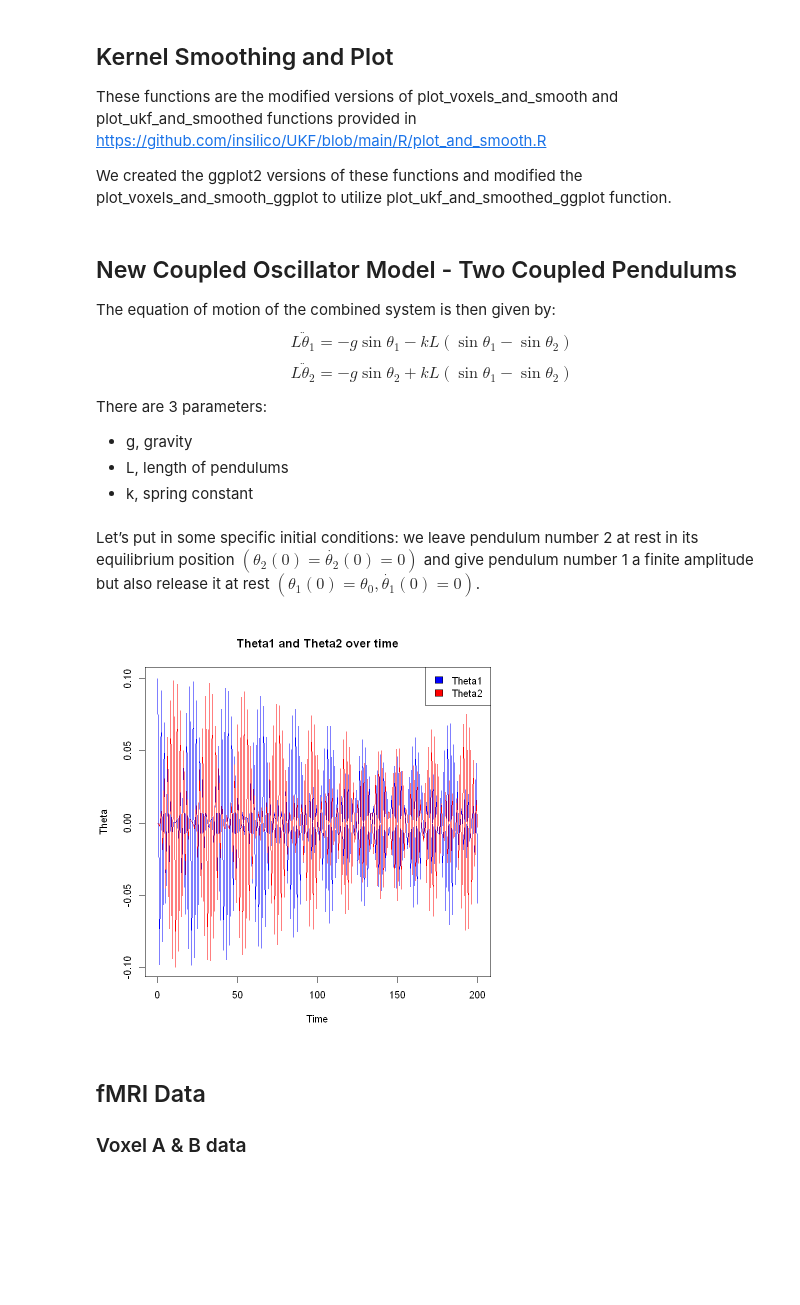
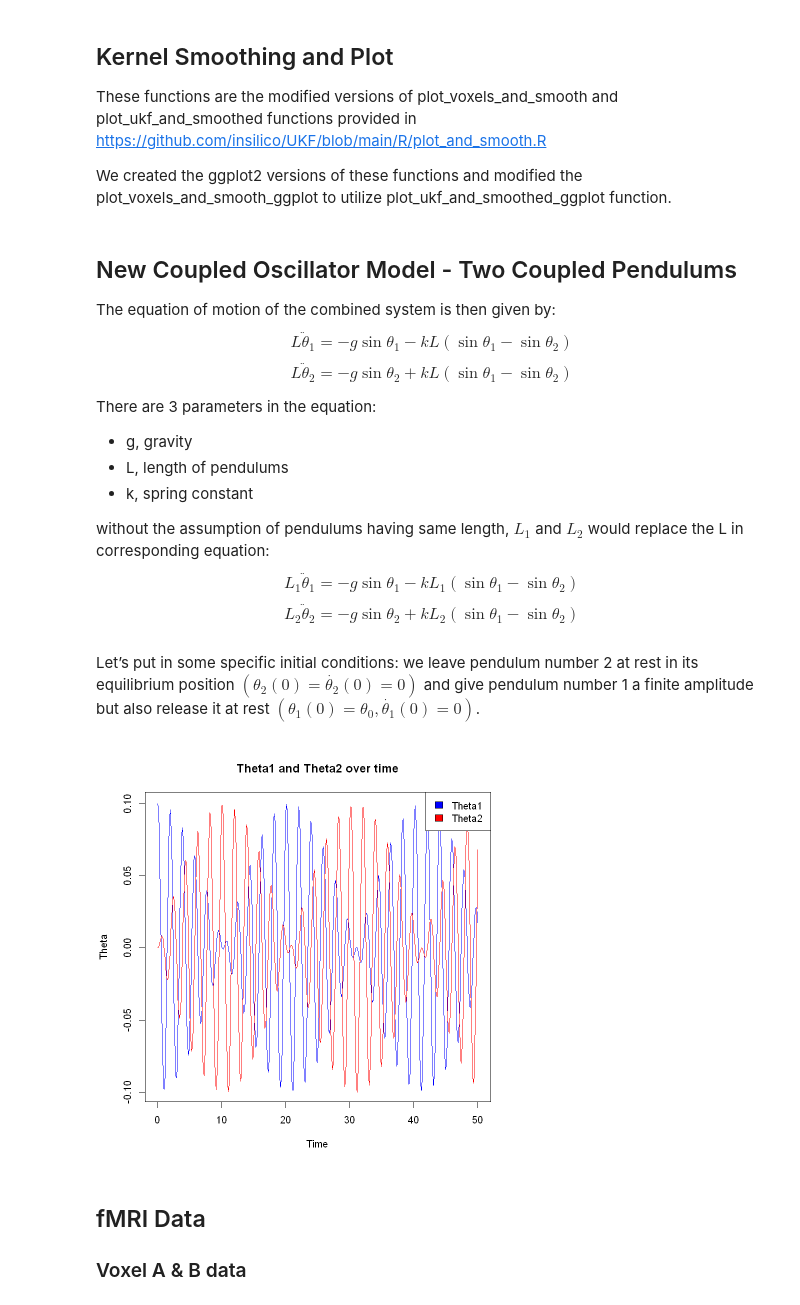
Before and after one commit to skaraoglu/UKF-CoupledOscillatorModel-fMRI, a Jupyter notebook: coupled_osc.ipynb, the cells around one changed output. Saved outputs shown, nothing was run; the diff lists cells and outputs as text; code cells hidden in the pictures; blank space fills up the shorter version.

```diff
--- a/coupled_osc.ipynb
+++ b/coupled_osc.ipynb
@@ -240,55 +245,59 @@ plot_voxels_and_smooth_ggplot <- function(voxel_input){
 The equation of motion of the combined system
 is then given by:
 $$L \ddot{\theta}_{1} =-g \sin \theta_{1}-k L\left(\sin \theta_{1}-\sin \theta_{2}\right)$$
-$$L \ddot{\theta}_{2} =-g \sin \theta_{2}+k L\left(\sin \theta_{1}-\sin \theta_{2}\right)  $$
+$$L \ddot{\theta}_{2} =-g \sin \theta_{2}+k L\left(\sin \theta_{1}-\sin \theta_{2}\right)$$
 
-There are 3 parameters:
+There are 3 parameters in the equation:
 - g, gravity
 - L, length of pendulums
 - k, spring constant
+
+without the assumption of pendulums having same length, $L_1$ and $L_2$ would replace the L in corresponding equation:
+$$L_1 \ddot{\theta}_{1} =-g \sin \theta_{1}-k L_1\left(\sin \theta_{1}-\sin \theta_{2}\right)$$
+$$L_2 \ddot{\theta}_{2} =-g \sin \theta_{2}+k L_2\left(\sin \theta_{1}-\sin \theta_{2}\right)$$
 # %%
 new_coupled_osc_model <- function(t, x, p){
   # Parameters
-  g <- p[1,]  # acceleration due to gravity
-  L <- p[2,]  # length of pendulums
-  k <- p[3,]  # spring constant
-
+  g <- p[1,]
+  L1 <- p[2,]
+  L2 <- p[3,]
+  k <- p[4,]
   # State variables
   theta1 <- x[1,]
   theta2 <- x[2,]
 
   # Equations of motion
-  theta1_dot_dot <- -g/L*sin(theta1) - k*(sin(theta1) - sin(theta2))
-  theta2_dot_dot <- -g/L*sin(theta2) + k*(sin(theta1) - sin(theta2))
+  theta1_dot_dot <- - g / L1 * sin(theta1) - k * (sin(theta1) - sin(theta2))
+  theta2_dot_dot <- - g / L2 * sin(theta2) + k * (sin(theta1) - sin(theta2))
 
   return(rbind(theta1_dot_dot, theta2_dot_dot))
 }
 # %% [markdown]
 Let’s put in some specific initial conditions: we leave pendulum number 2 at rest in its equilibrium position $(\theta_2(0)=\dot{\theta_2}(0)=0)$ and give pendulum number 1 a finite amplitude but also release it at rest $(\theta_1(0)=\theta_0,\dot{\theta_1}(0)=0)$.
 # %%
-times <- seq(0, 200, by = 1)
+times <- seq(0, 50, by = .1)
 init <- c(theta1 = 0.1, theta1_dot = 0, theta2 = 0, theta2_dot = 0)
-parameters <- c(g = 9.81, L = 1, k = 1)
+parameters <- c(g = 9.81, L1 = 1, L2 = 1, k = 1)
 
 new_coupled_osc_model_ode <- function(t, state, parameters){
   with(as.list(c(state, parameters)), {
     theta1_dot <- theta1_dot  # velocity of pendulum 1
     theta2_dot <- theta2_dot  # velocity of pendulum 2
-    theta1_dot_dot <- -g/L*sin(theta1) - k*(sin(theta1) - sin(theta2))  # acceleration of pendulum 1
-    theta2_dot_dot <- -g/L*sin(theta2) + k*(sin(theta1) - sin(theta2))  # acceleration of pendulum 2
+    theta1_dot_dot <- -g/L1*sin(theta1) - k*(sin(theta1) - sin(theta2))  # acceleration of pendulum 1
+    theta2_dot_dot <- -g/L2*sin(theta2) + k*(sin(theta1) - sin(theta2))  # acceleration of pendulum 2
     return(list(c(theta1_dot, theta1_dot_dot, theta2_dot, theta2_dot_dot)))
   })
 }
 
 
 out <- ode(y = init, times = times, func = new_coupled_osc_model_ode, parms = parameters)
 out <- as.data.frame(out)
 
 plot(out$time, out$theta1, type = "l", ylab = "Theta", xlab = "Time", col = "blue", main = "Theta1 and Theta2 over time")
 lines(out$time, out$theta2, col = "red")
 legend("topright", legend = c("Theta1", "Theta2"), fill = c("blue", "red"))
 # %% [output]
-[figure, old version]
+[figure, new version]
 # %% [markdown]
 ## fMRI Data
 
```
Also changed, not shown: parts of 21 cells of this notebook.
